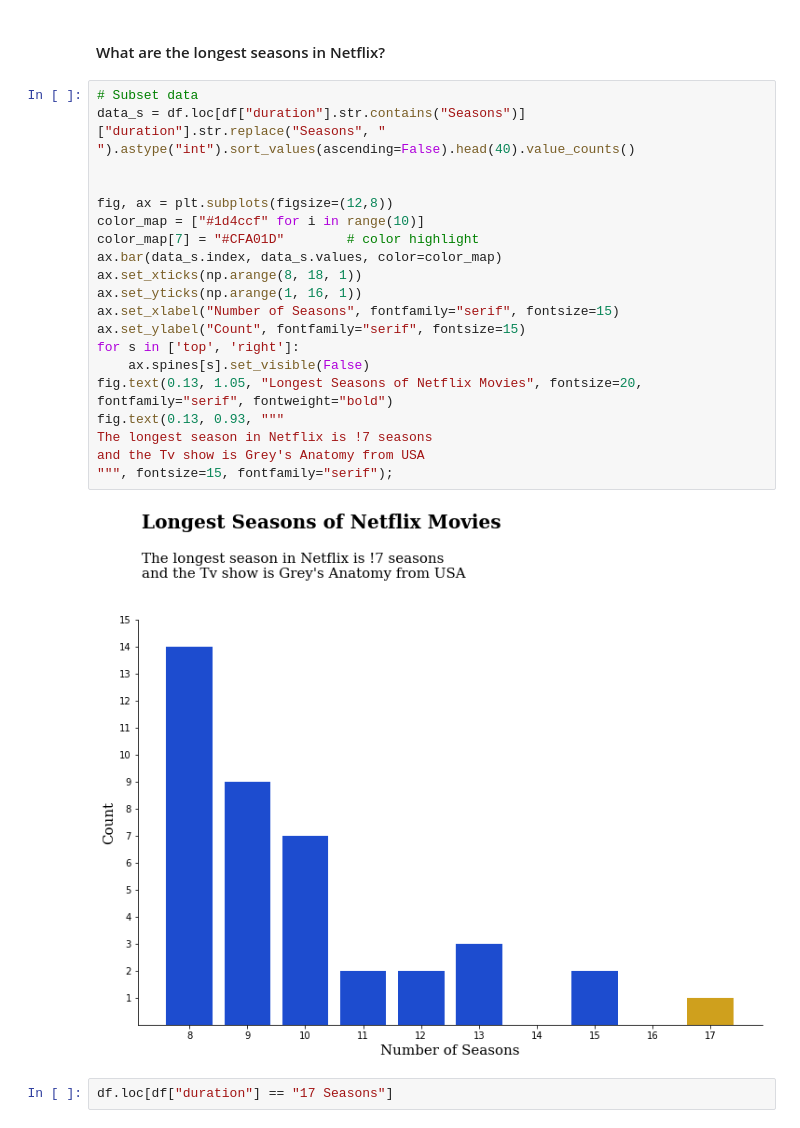
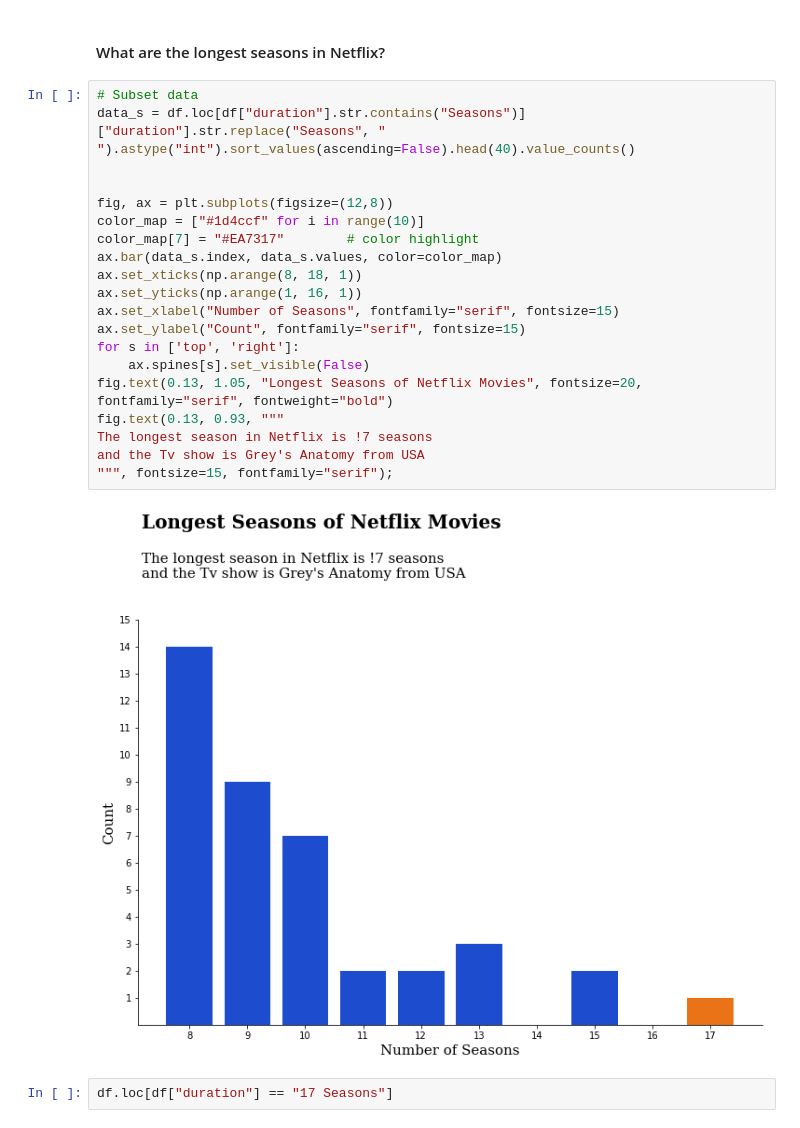
Before and after one commit to TheBlueZayn/Netflix-EDA, a Jupyter notebook: main.ipynb, the cells around one changed output. Saved outputs shown, nothing was run; the diff lists cells and outputs as text.

```diff
--- a/main.ipynb
+++ b/main.ipynb
@@ -722,25 +722,25 @@ fig.text(0, 0.93, "Most Movies on Netflix are a single season (20.35%)", fontsiz
 # %%
 # Subset data
 data_s = df.loc[df["duration"].str.contains("Seasons")]["duration"].str.replace("Seasons", " ").astype("int").sort_values(ascending=False).head(40).value_counts()
 
 
 fig, ax = plt.subplots(figsize=(12,8))
 color_map = ["#1d4ccf" for i in range(10)]
-color_map[7] = "#CFA01D"        # color highlight
+color_map[7] = "#EA7317"        # color highlight
 ax.bar(data_s.index, data_s.values, color=color_map)
 ax.set_xticks(np.arange(8, 18, 1))
 ax.set_yticks(np.arange(1, 16, 1))
 ax.set_xlabel("Number of Seasons", fontfamily="serif", fontsize=15)
 ax.set_ylabel("Count", fontfamily="serif", fontsize=15)
 for s in ['top', 'right']:
     ax.spines[s].set_visible(False)
 fig.text(0.13, 1.05, "Longest Seasons of Netflix Movies", fontsize=20, fontfamily="serif", fontweight="bold")
 fig.text(0.13, 0.93, """
 The longest season in Netflix is !7 seasons
 and the Tv show is Grey's Anatomy from USA
 """, fontsize=15, fontfamily="serif");
 # %% [output]
-[figure, old version]
+[figure, new version]
 # %%
 df.loc[df["duration"] == "17 Seasons"]
 # %% [output]
```
Also changed, not shown: parts of 3 cells of this notebook.
